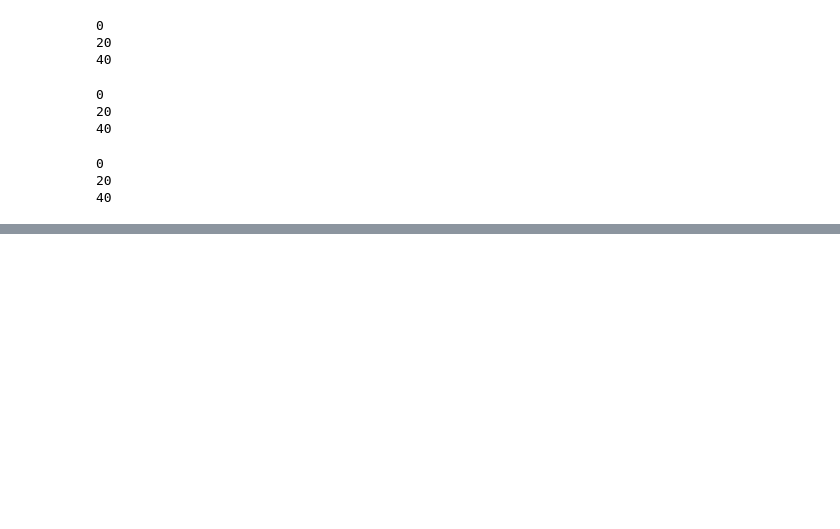
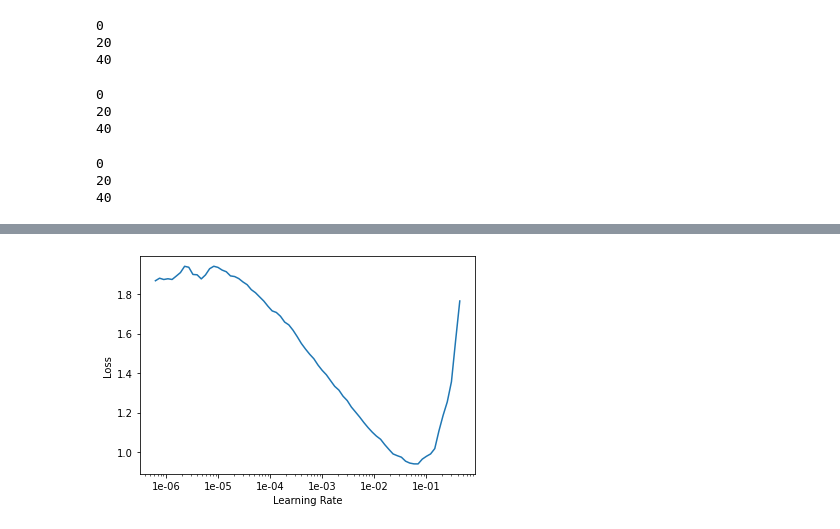
Before and after one commit to aadiharan99/DL_Labwork, a Jupyter notebook: J014_Lab10.ipynb, the cells around one changed output, grey strips where cells are left out. Saved outputs shown, nothing was run; the diff lists cells and outputs as text; code cells hidden in the pictures; blank space fills up the shorter version.

```diff
--- a/J014_Lab10.ipynb
+++ b/J014_Lab10.ipynb
@@ -257,0 +333,3 @@ data.to_csv("original.csv",index=False)
+# %%
+#creating resNet50 model
+learner = create_cnn(data, models.resnet50, metrics=[accuracy], callback_fns=ShowGraph)
@@ -257,0 +384,4 @@ data.to_csv("original.csv",index=False)
+# %%
+learner.recorder.plot()
+# %% [output]
+[figure, added]
```
Also changed, not shown: parts of 28 cells of this notebook.
